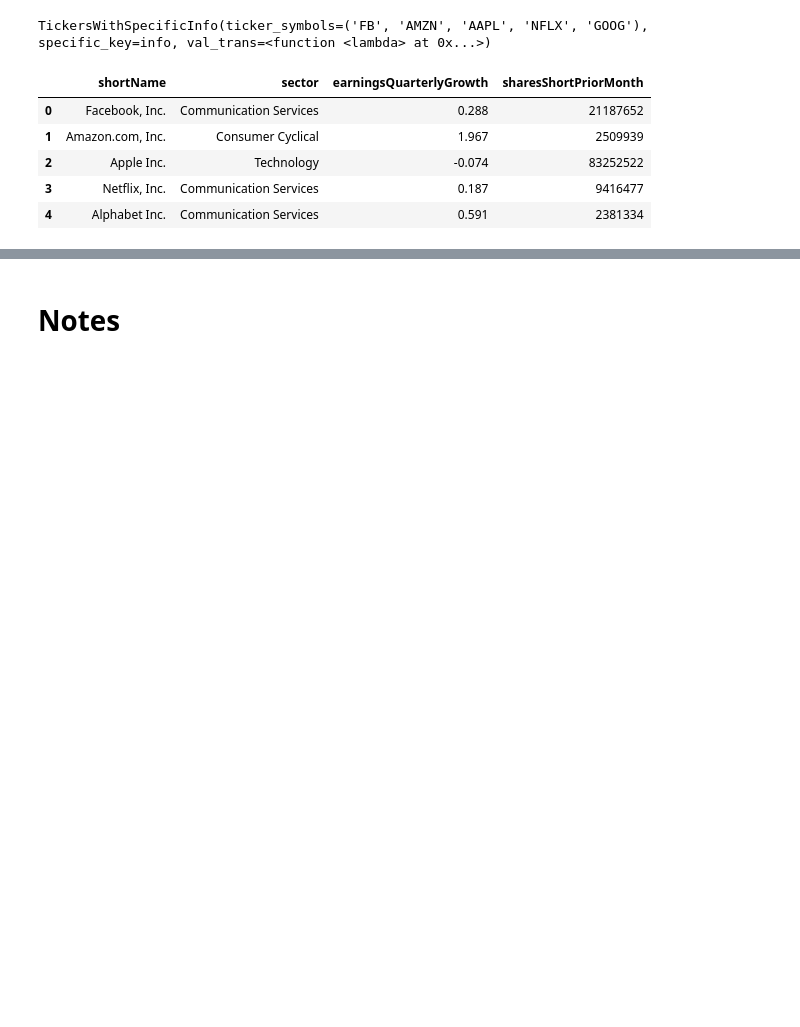
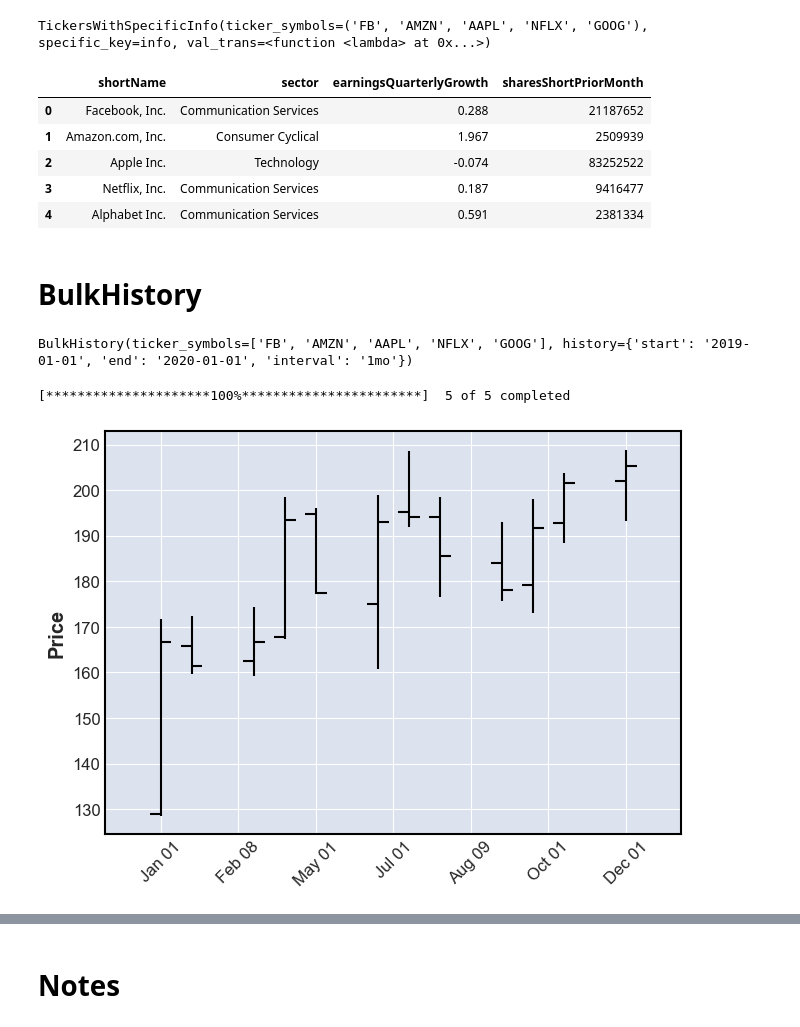
Before and after one commit to thorwhalen/invest, a Jupyter notebook: docs/invest - a py2store interface to yahoo finance APIs.ipynb, the cells around one changed output, grey strips where cells are left out. Cells and saved outputs as stored; diff of their text form; code cells hidden in the pictures; blank space fills up the shorter version.

```diff
--- a/docs/invest - a py2store interface to yahoo finance APIs.ipynb
+++ b/docs/invest - a py2store interface to yahoo finance APIs.ipynb
@@ -337,3 +337,17 @@ info_df
 | 2 | Apple Inc. | Technology | -0.074 | 83252522 |
 | 3 | Netflix, Inc. | Communication Services | 0.187 | 9416477 |
 | 4 | Alphabet Inc. | Communication Services | 0.591 | 2381334 |
+# %% [markdown]
+# BulkHistory
+# %%
+from invest import BulkHistory
+
+tickers = BulkHistory(start='2019-01-01', end='2020-01-01', interval='1mo')  # 2019 historical data, month granularity
+tickers
+# %% [output]
+BulkHistory(ticker_symbols=['FB', 'AMZN', 'AAPL', 'NFLX', 'GOOG'], history={'start': '2019-01-01', 'end': '2020-01-01', 'interval': '1mo'})
+# %%
+candlestick_plot(tickers['FB'])
+# %% [output]
+[*********************100%***********************]  5 of 5 completed
+[figure, added]
```
Also changed, not shown: parts of 5 cells of this notebook, 5 other files.
